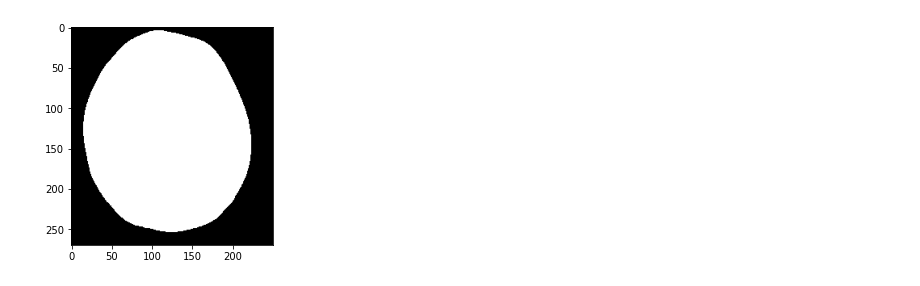
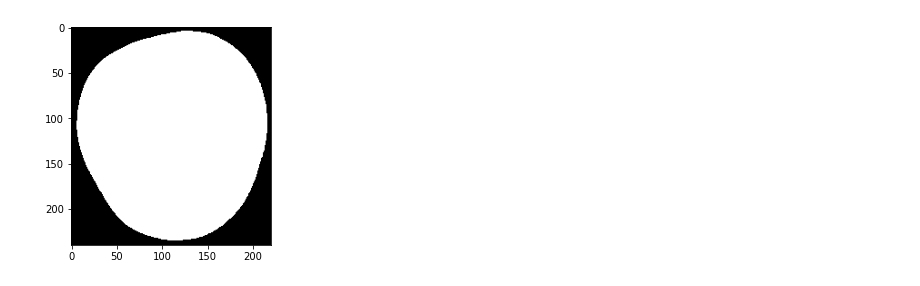
Before and after one commit to camilladybdal/fruit-inspection, a Jupyter notebook: task2.ipynb, the cells around one changed output. Cells and saved outputs as stored; diff of their text form; code cells hidden in the pictures.

```diff
--- a/task2.ipynb
+++ b/task2.ipynb
@@ -37,11 +37,12 @@ def show_image(image, grey = False):
         plt.imshow(image, cmap="gray", vmin=0, vmax=255)
     plt.show()
 
-image = load_image(0, False)
-image = cv2.cvtColor(image, cv2.COLOR_BGR2RGB)
-show_image(image)
+IMAGE_NUMBER = 1
 
+image = load_image(IMAGE_NUMBER, ir=False)
+rgb_image = cv2.cvtColor(image, cv2.COLOR_BGR2RGB)
+show_image(rgb_image)
 
-image_grey = load_image_grey(0, False)
+image_grey = load_image_grey(IMAGE_NUMBER, ir=False)
 show_image(image_grey, True)
 # %% [output]
@@ -50,16 +51,16 @@ show_image(image_grey, True)
 # %%
 ret, th = cv2.threshold(image_grey, 25, 255, cv2.THRESH_BINARY) #Todo, finn bedre threshold
 
 #Floodfill and invert
-th_copy = bin.copy()
+th_copy = th.copy()
 h, w = th.shape[:2]
 mask = np.zeros((h+2, w+2), np.uint8)
 cv2.floodFill(th_copy, mask, (0,0), 255)
 th_inv = cv2.bitwise_not(th_copy)
 im_out = th | th_inv
 
-smooth_image = cv2.medianBlur(im_out, 3)
-#smooth_image = cv2.GaussianBlur(im_out,(3,3),0)
-show_image(smooth_image, True)
+smooth_mask = cv2.medianBlur(im_out, 3)
+#smooth_mask = cv2.GaussianBlur(im_out,(3,3),0)
+show_image(smooth_mask, True)
 # %% [output]
-[figure, old version]
+[figure, new version]
```
Also changed, not shown: parts of 5 cells of this notebook.
